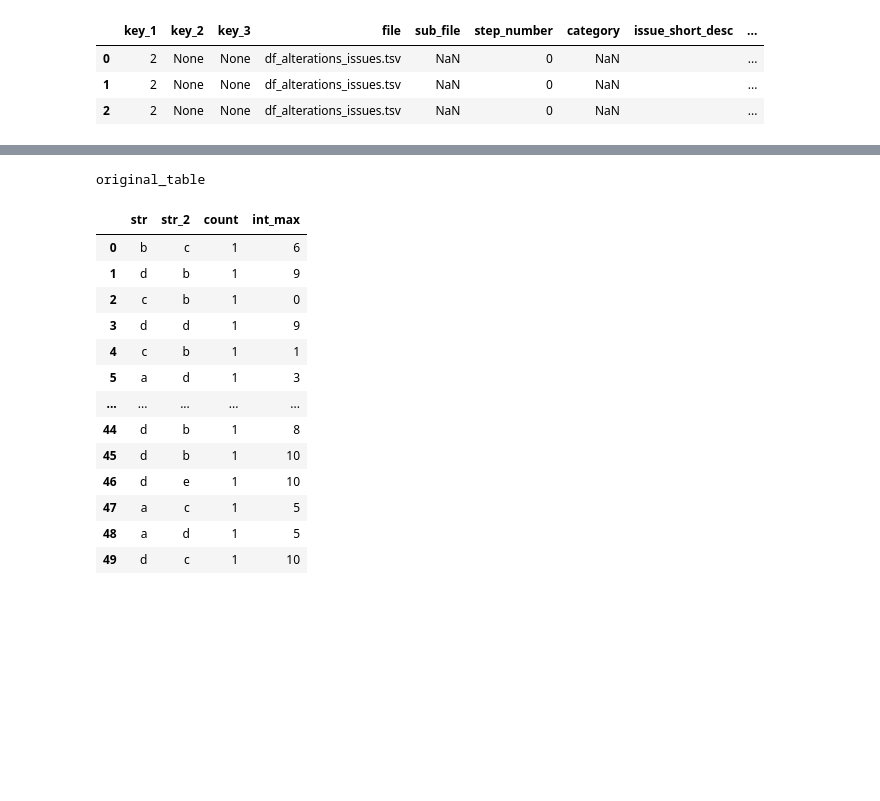
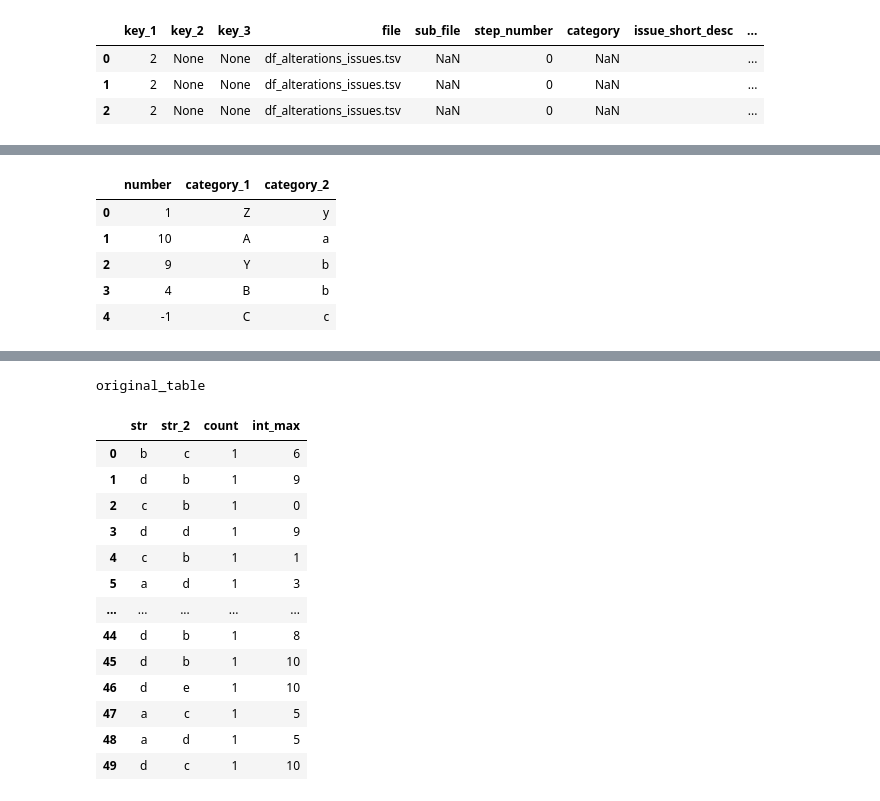
Before and after one commit to gigisr/data_etl, a Jupyter notebook: examples/02_example-Copy3.ipynb, the cells around one changed output, grey strips where cells are left out. Cells and saved outputs as stored; diff of their text form; code cells hidden in the pictures; blank space fills up the shorter version.

```diff
--- a/examples/01_example.ipynb
+++ b/examples/02_example-Copy3.ipynb
@@ -519,0 +444,5 @@ Set the data
+# %%
+dict_data_imported = {
+    'df_checks.pkl': pickle.load(open('data/df_checks.pkl', 'rb')),
+    'df_checks_issues.pkl': pickle.load(open('data/df_checks_issues.pkl', 'rb'))
+}
@@ -519,0 +461,9 @@ Set the data
+# %%
+dict_data_imported['df_checks_issues.pkl']
+# %% [output]
+|  | number | category_1 | category_2 |
+| 0 | 1 | Z | y |
+| 1 | 10 | A | a |
+| 2 | 9 | Y | b |
+| 3 | 4 | B | b |
+| 4 | -1 | C | c |
```
Also changed, not shown: parts of 122 cells of this notebook, 3 other files.
